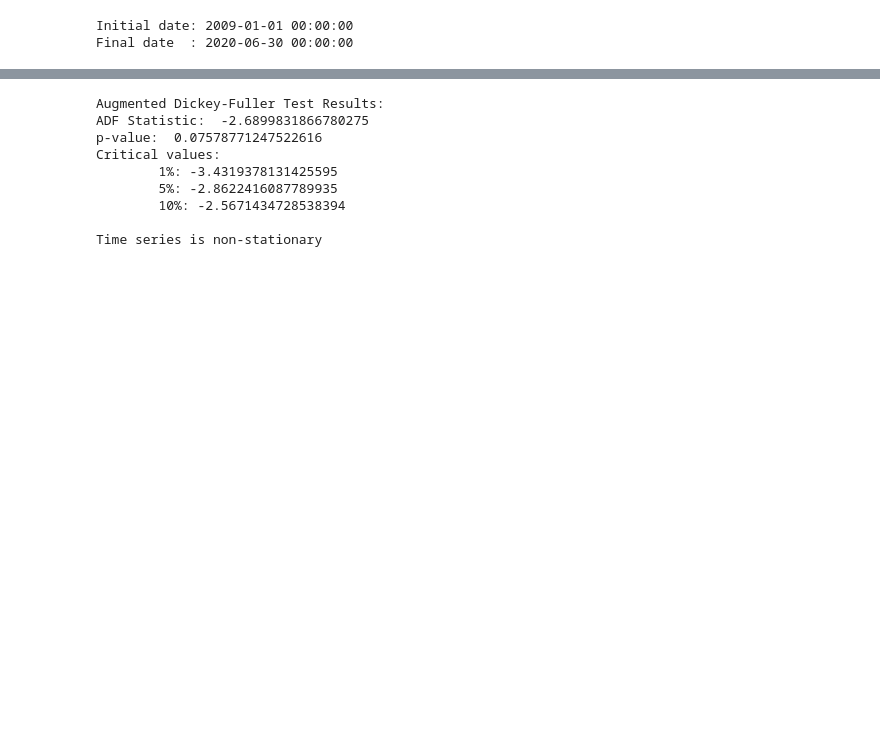
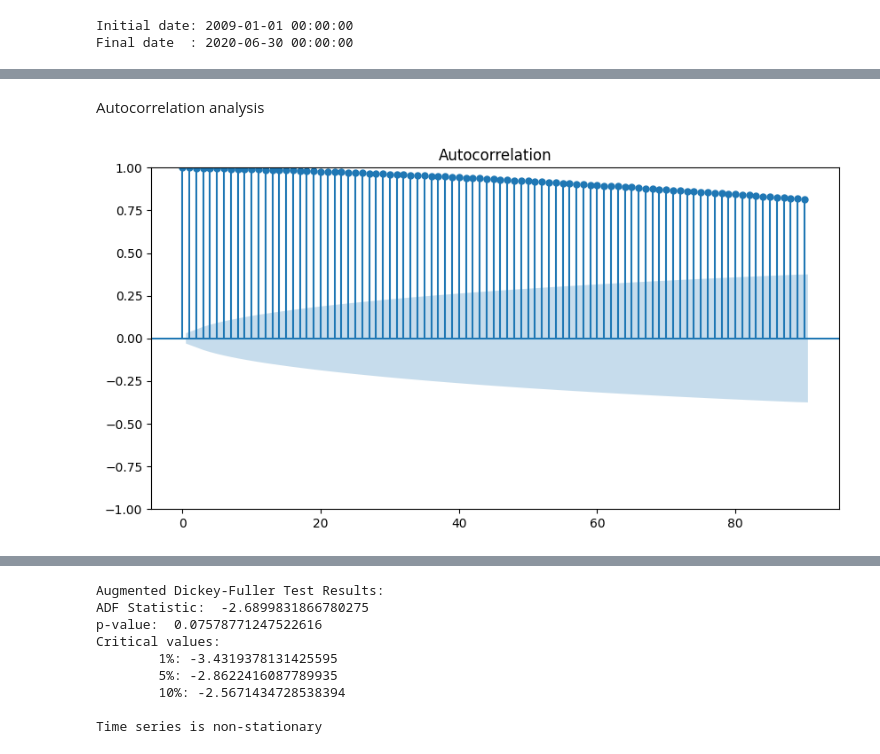
Before and after one commit to 4GeeksAcademy/remelop_Time_Series_Project, a Jupyter notebook: src/Time_Series_Project.ipynb, the cells around one changed output, grey strips where cells are left out. Saved outputs shown, nothing was run; the diff lists cells and outputs as text; code cells hidden in the pictures; blank space fills up the shorter version.

```diff
--- a/src/Time_Series_Project.ipynb
+++ b/src/Time_Series_Project.ipynb
@@ -133,0 +185,9 @@ plt.show
+# %% [markdown]
+Autocorrelation analysis
+# %%
+# Plotting the Auto-correlation (ACF)
+fig, ax = plt.subplots(figsize = (10, 5))
+plot_acf(ts['Depth_to_Groundwater'], lags = 90, ax = ax)
+plt.show()
+# %% [output]
+[figure, added]
```
Also changed, not shown: parts of 21 cells of this notebook.
